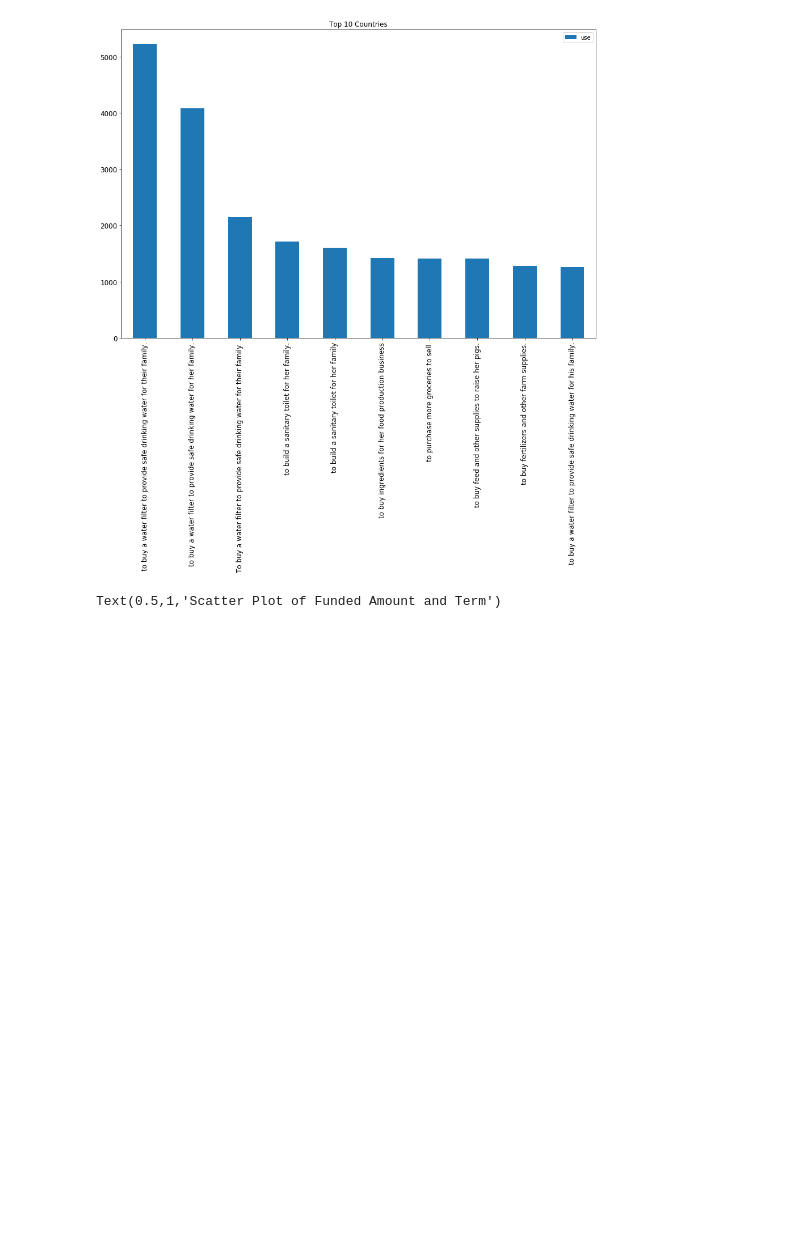
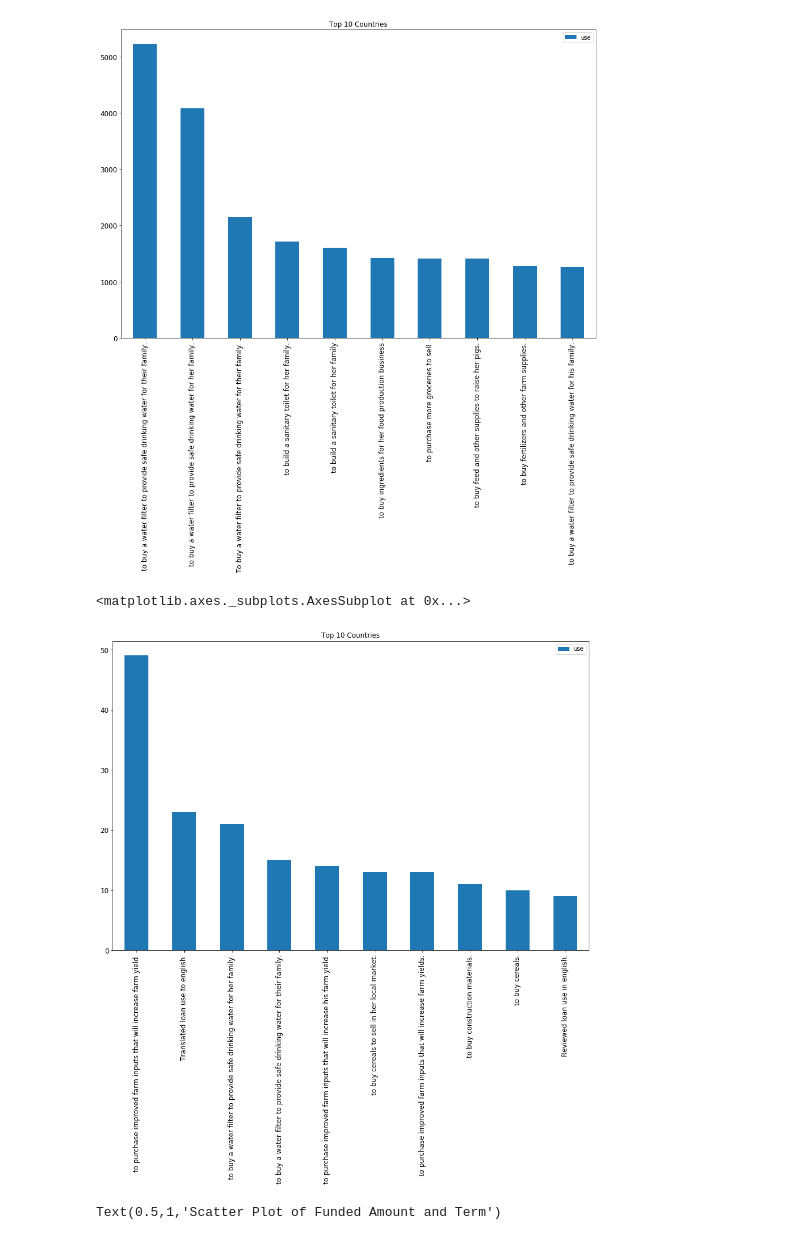
Before and after one commit to aabtzu/w207-FinalProj, a Jupyter notebook: W207-kiva-subha.ipynb, the cells around one changed output. Cells and saved outputs as stored; diff of their text form; code cells hidden in the pictures; blank space fills up the shorter version.

```diff
--- a/W207-kiva-subha.ipynb
+++ b/W207-kiva-subha.ipynb
@@ -103,6 +152,11 @@ df_kiva_loans['use'].value_counts().head(10).plot(kind='bar', title ="Top 10 Cou
 # %% [output]
 <matplotlib.axes._subplots.AxesSubplot at 0x...>
 [figure]
+# %%
+df_nofund['use'].value_counts().head(10).plot(kind='bar', title ="Top 10 Countries", figsize=(15, 10), legend=True, fontsize=12)
+# %% [output]
+<matplotlib.axes._subplots.AxesSubplot at 0x...>
+[figure, added]
 # %%
 plt.scatter(df_kiva_loans['funded_amount'], df_kiva_loans['term_in_months'])
 plt.xlabel('Funded Amount')
```
Also changed, not shown: parts of 17 cells of this notebook.
